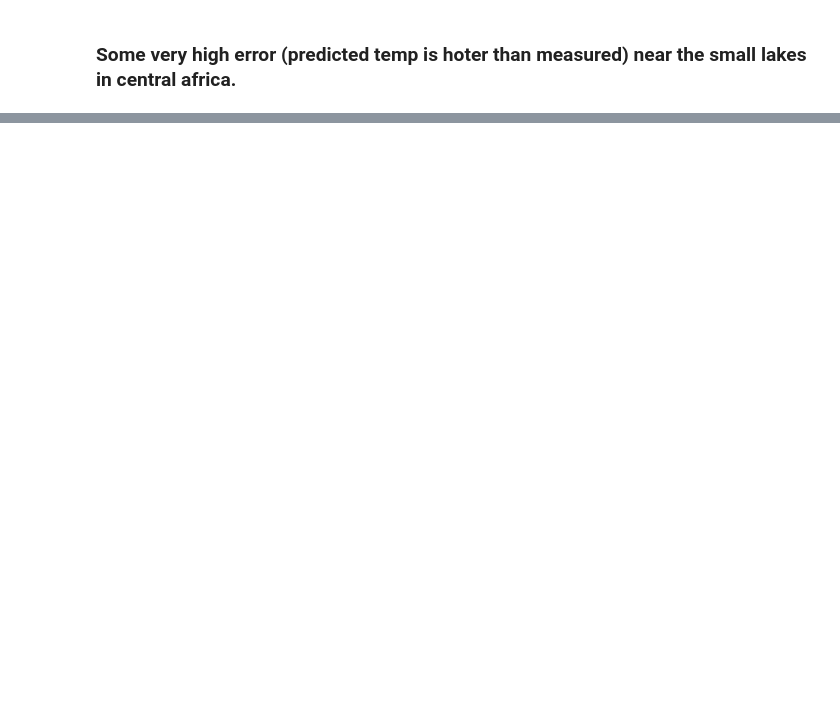
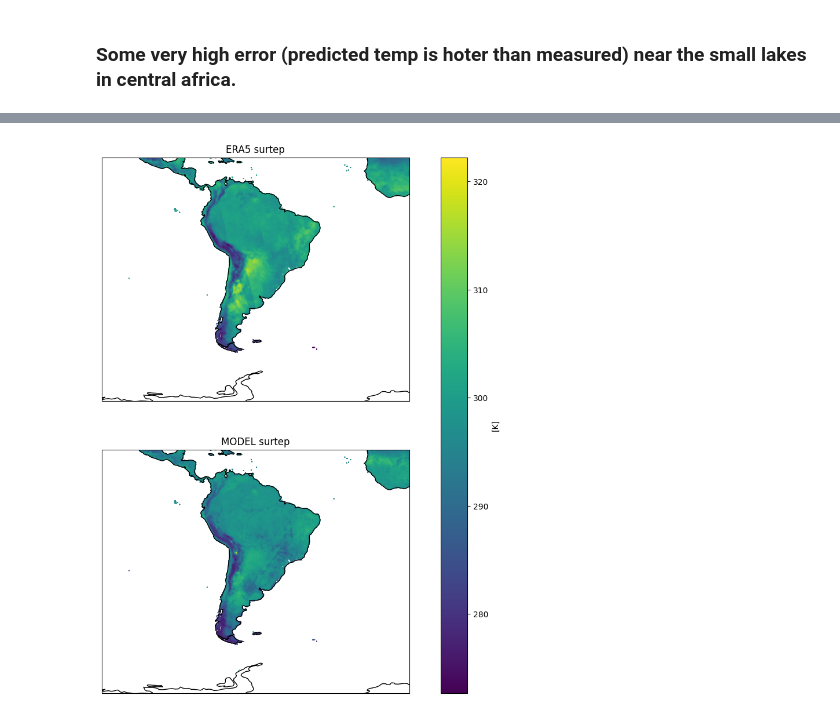
Before and after one commit to AndresTerrer/PMW_LST, a Jupyter notebook: notebooks/working_examples/Load_and_test_WS_model.ipynb, the cells around one changed output, grey strips where cells are left out. Cells and saved outputs as stored; diff of their text form; code cells hidden in the pictures; blank space fills up the shorter version.

```diff
--- a/notebooks/working_examples/Load_and_test_WS_model.ipynb
+++ b/notebooks/working_examples/Load_and_test_WS_model.ipynb
@@ -172,0 +207,12 @@ fig
+# %%
+south_america = [(-75,20),(-120,0)]
+
+ax[0].set_ylim(south_america[0])
+ax[0].set_xlim(south_america[1])
+
+ax[1].set_ylim(south_america[0])
+ax[1].set_xlim(south_america[1])
+
+fig
+# %% [output]
+[figure, added]
```
Also changed, not shown: parts of 11 cells of this notebook.
